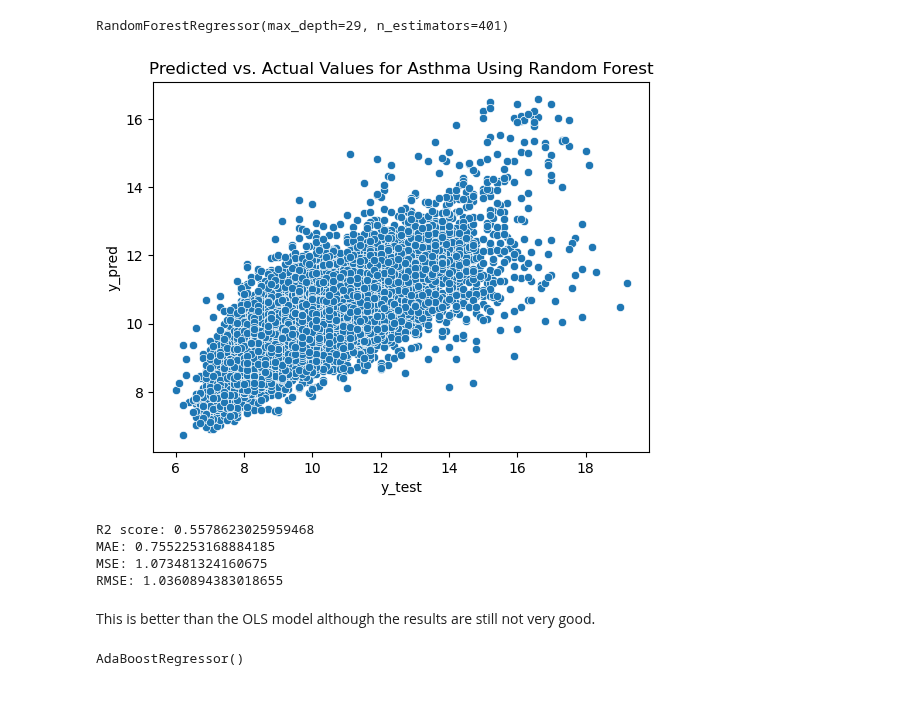
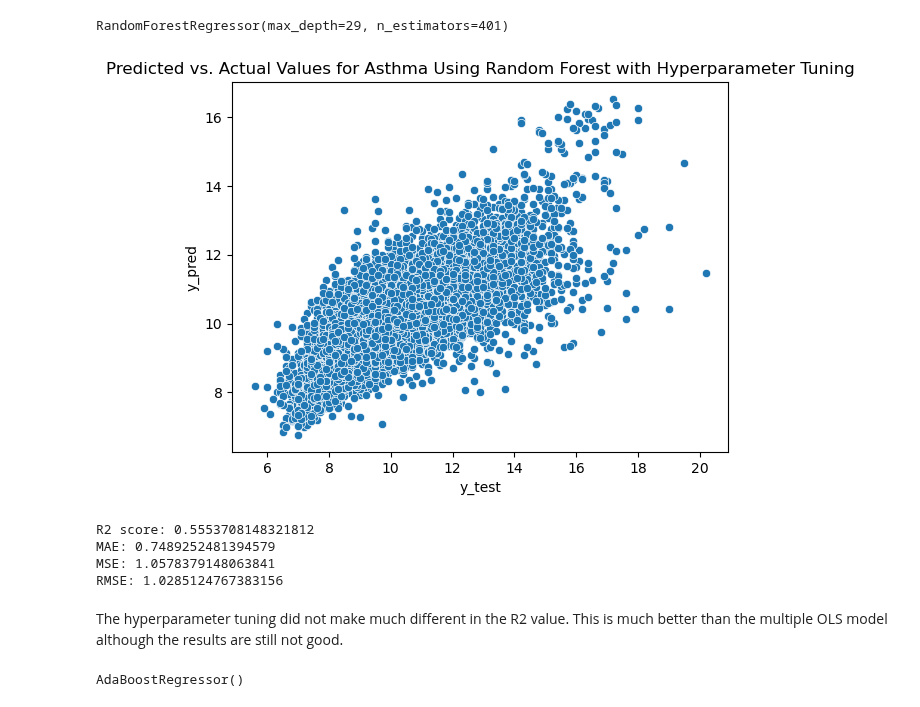
Before and after one commit to keb101/Image-Classification-Indian-Clothing, a Jupyter notebook: Capstone_Two/notebooks/Modeling/Modeling_asthma.ipynb, the cells around one changed output. Cells and saved outputs as stored; diff of their text form; code cells hidden in the pictures.

```diff
--- a/Capstone_Two/notebooks/Modeling/Modeling_asthma.ipynb
+++ b/Capstone_Two/notebooks/Modeling/Modeling_asthma.ipynb
@@ -16,8 +19,3 @@ X_test = pd.read_csv('/Users/butler/Documents/hp/Capstone_Two/data/processed/X_t
 X_train = pd.read_csv('/Users/butler/Documents/hp/Capstone_Two/data/processed/X_train_asthma')
 y_test = pd.read_csv('/Users/butler/Documents/hp/Capstone_Two/data/processed/y_test_asthma')
 y_train = pd.read_csv('/Users/butler/Documents/hp/Capstone_Two/data/processed/y_train_asthma')
-# %%
-X_test.drop('CensusTract', axis=1, inplace=True)
-X_train.drop('CensusTract', axis=1, inplace=True)
-y_test.drop('CensusTract', axis=1, inplace=True)
-y_train.drop('CensusTract', axis=1, inplace=True)
@@ -52 +55,8 @@ X_train.head()
+# %%
+# Re-indexing
+
+X_test.set_index('CensusTract', inplace=True)
+X_train.set_index('CensusTract', inplace=True)
+y_test.drop('CensusTract', axis=1, inplace=True)
+y_train.drop('CensusTract', axis=1, inplace=True)
 # %%
@@ -57,0 +75,5 @@ In the pre-processeing notebook, I have already done multiple OLS on the data an
+# %%
+# Instantiating RandomForestRegressor with default hyperparameters
+
+rf = RandomForestRegressor()
+rf.fit(X_train, y_train)
@@ -58,7 +91,8 @@ In the pre-processeing notebook, I have already done multiple OLS on the data an
 # %%
-# Instantiate RandomForestRegressor and randomly search for best hyperparameters n_estimators and max_depth
+# Instantiating RandomForestRegressor and randomly searching for best hyperparameters n_estimators and max_depth
+
 rf = RandomForestRegressor()
-params = {'n_estimators': sp_randInt(1,500), 'max_depth':sp_randInt(1,30)}
+params = {'n_estimators': range(1,500), 'max_depth':range(1,30)}
 
 rs = RandomizedSearchCV(rf, params)
 # %%
@@ -80,22 +110,22 @@ RandomForestRegressor(max_depth=29, n_estimators=401)
 y_pred = rf.predict(X_test)
 # %%
 ax = sns.scatterplot(x=y_test, y=y_pred)
-_ = ax.set_title('Predicted vs. Actual Values for Asthma Using Random Forest')
+_ = ax.set_title('Predicted vs. Actual Values for Asthma Using Random Forest with Hyperparameter Tuning')
 _ = ax.set_xlabel('y_test')
 _ = ax.set_ylabel('y_pred')
 # %% [output]
-[figure, old version]
+[figure, new version]
 # %%
 print('R2 score:', r2_score(y_test, y_pred))
 print('MAE:', mean_absolute_error(y_test, y_pred))
 print('MSE:', mean_squared_error(y_test, y_pred))
 print('RMSE:', np.sqrt(mean_squared_error(y_test, y_pred)))
 # %% [output]
-R2 score: 0.5578623025959468
-MAE: 0.7552253168884185
-MSE: 1.073481324160675
-RMSE: 1.0360894383018655
+R2 score: 0.5553708148321812
+MAE: 0.7489252481394579
+MSE: 1.0578379148063841
+RMSE: 1.0285124767383156
 # %% [markdown]
-This is better than the OLS model although the results are still not very good.
+The hyperparameter tuning did not make much different in the R2 value. This is much better than the multiple OLS model although the results are still not good.
 # %%
 # Instantiating AdaBoostRegressor and fitting it to the training data
```
Also changed, not shown: parts of 67 cells of this notebook, 7 other files.
